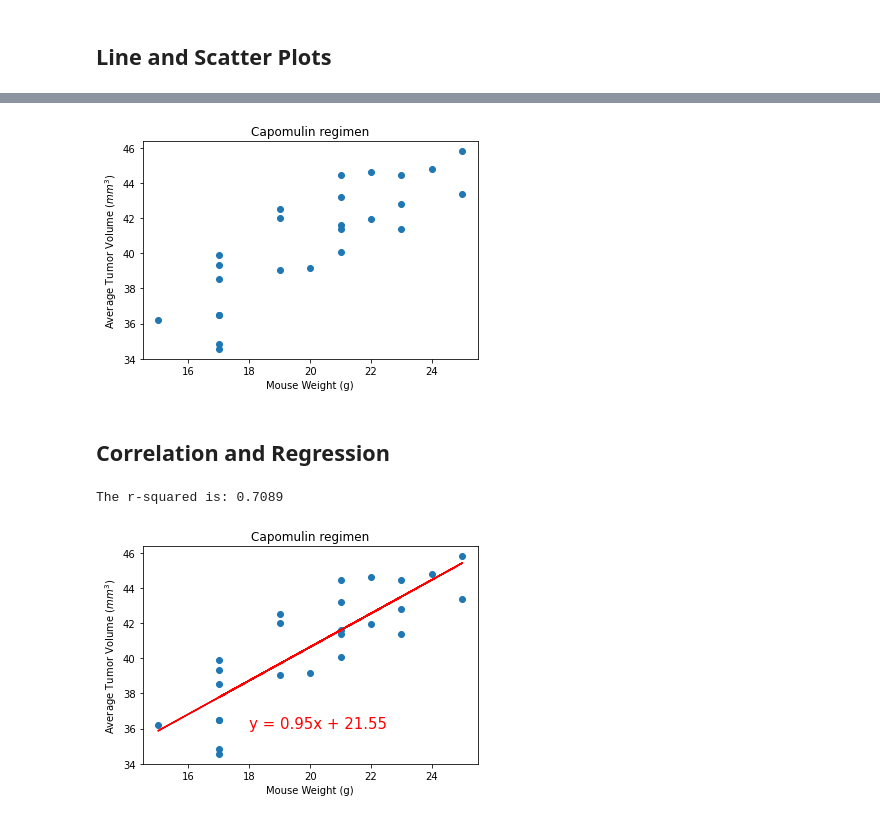
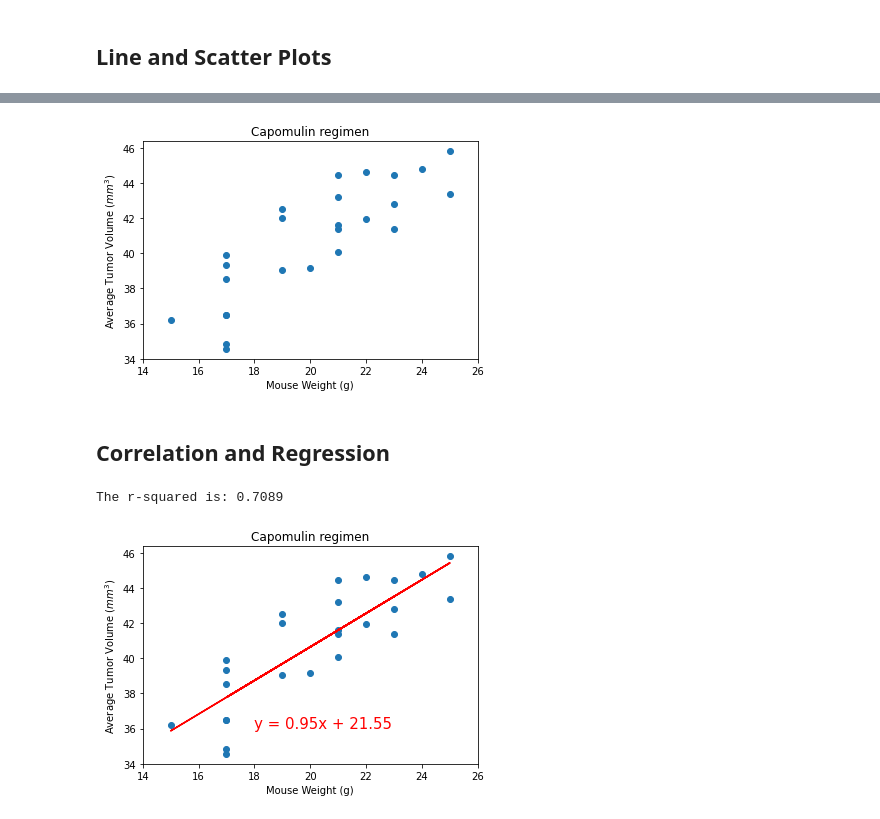
Before and after one commit to yang5hi/Matplotlib-challenge, a Jupyter notebook: pymaceuticals_GitHub.ipynb, the cells around one changed output, grey strips where cells are left out. Saved outputs shown, nothing was run; the diff lists cells and outputs as text; code cells hidden in the pictures.

```diff
--- a/pymaceuticals_GitHub.ipynb
+++ b/pymaceuticals_GitHub.ipynb
@@ -273,27 +283,29 @@ plt.scatter(weight_mean,tumor_volume_mean)
 plt.title("Capomulin regimen")
 plt.xlabel("Mouse Weight (g)")
 plt.ylabel("Average Tumor Volume ($mm^3$)")
+plt.xlim([14, 26])
 plt.show()
 # %% [output]
-[figure, old version]
+[figure, new version]
 # %% [markdown]
 ## Correlation and Regression
 # %%
 # Calculate the correlation coefficient and linear regression model
 # for mouse weight and average tumor volume for the Capomulin regimen
 x_values=weight_mean.values
 y_values=tumor_volume_mean.values
 (slope, intercept, rvalue, pvalue, stderr) = linregress(x_values, y_values)
 regress_values = x_values * slope + intercept
 line_eq = "y = " + str(round(slope,2)) + "x + " + str(round(intercept,2))
 plt.scatter(x_values,y_values)
 plt.plot(x_values,regress_values,"r-")
 plt.annotate(line_eq,(18,36),fontsize=15,color="red")
+plt.xlim([14, 26])
 plt.title("Capomulin regimen")
 plt.xlabel("Mouse Weight (g)")
 plt.ylabel("Average Tumor Volume ($mm^3$)")
 print(f"The r-squared is: {rvalue**2:.4f}")
 plt.show()
 # %% [output]
 The r-squared is: 0.7089
-[figure, old version]
+[figure, new version]
```
Also changed, not shown: parts of 5 cells of this notebook.
